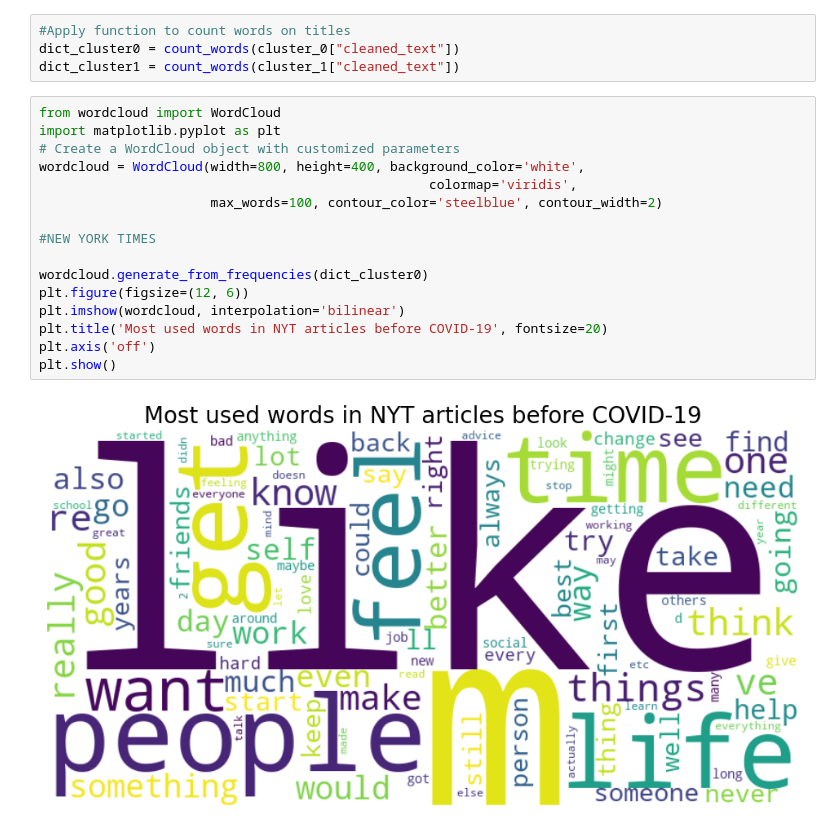
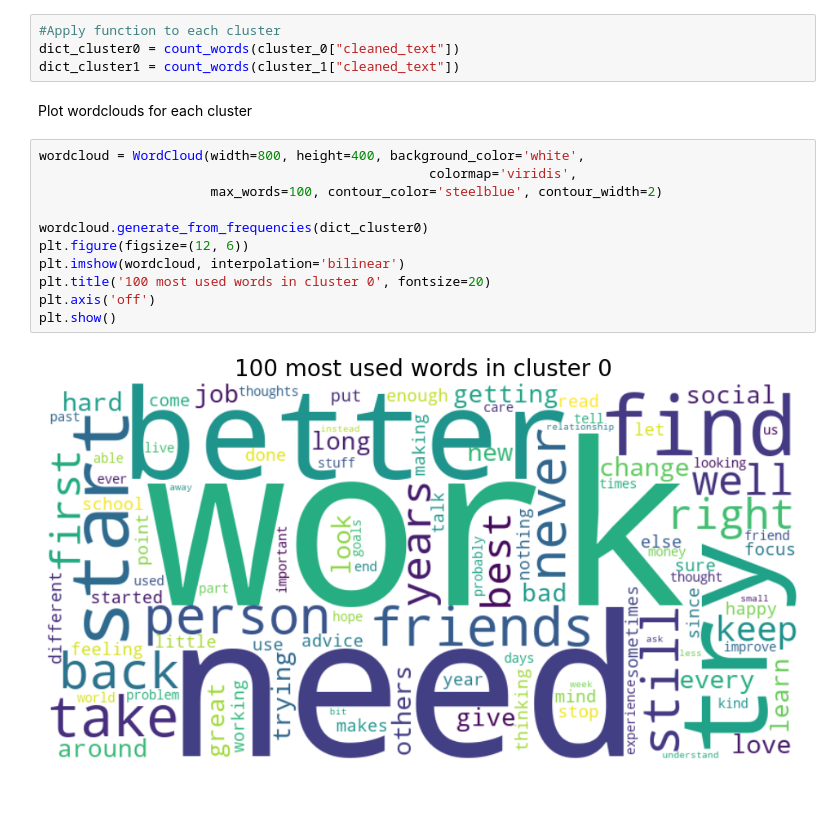
Before and after one commit to natashacarpcast/selfimprovement, a Jupyter notebook: lab2_clustering/top-n-words2.ipynb, the cells around one changed output. Drawn from its saved outputs; the diff is of its cells as text; blank space fills up the shorter version.

Commit message:
finished top n words notebook

```diff
--- a/lab2_clustering/top-n-words2.ipynb
+++ b/lab2_clustering/top-n-words2.ipynb
@@ -143,23 +137,20 @@ def count_words(data):
 # %%
-#Apply function to count words on titles
+#Apply function to each cluster
 dict_cluster0 = count_words(cluster_0["cleaned_text"])
 dict_cluster1 = count_words(cluster_1["cleaned_text"])
+# %% [markdown]
+Plot wordclouds for each cluster
 # %%
-from wordcloud import WordCloud
-import matplotlib.pyplot as plt
-# Create a WordCloud object with customized parameters
 wordcloud = WordCloud(width=800, height=400, background_color='white',
                                                   colormap='viridis',
                       max_words=100, contour_color='steelblue', contour_width=2)
 
-#NEW YORK TIMES
-
 wordcloud.generate_from_frequencies(dict_cluster0)
 plt.figure(figsize=(12, 6))
 plt.imshow(wordcloud, interpolation='bilinear')
-plt.title('Most used words in NYT articles before COVID-19', fontsize=20)
+plt.title('100 most used words in cluster 0', fontsize=20)
 plt.axis('off')
 plt.show()
 # %% [output]
-[figure, old version]
+[figure, new version]
 # %%
```
Also changed, not shown: parts of 14 cells of this notebook.
